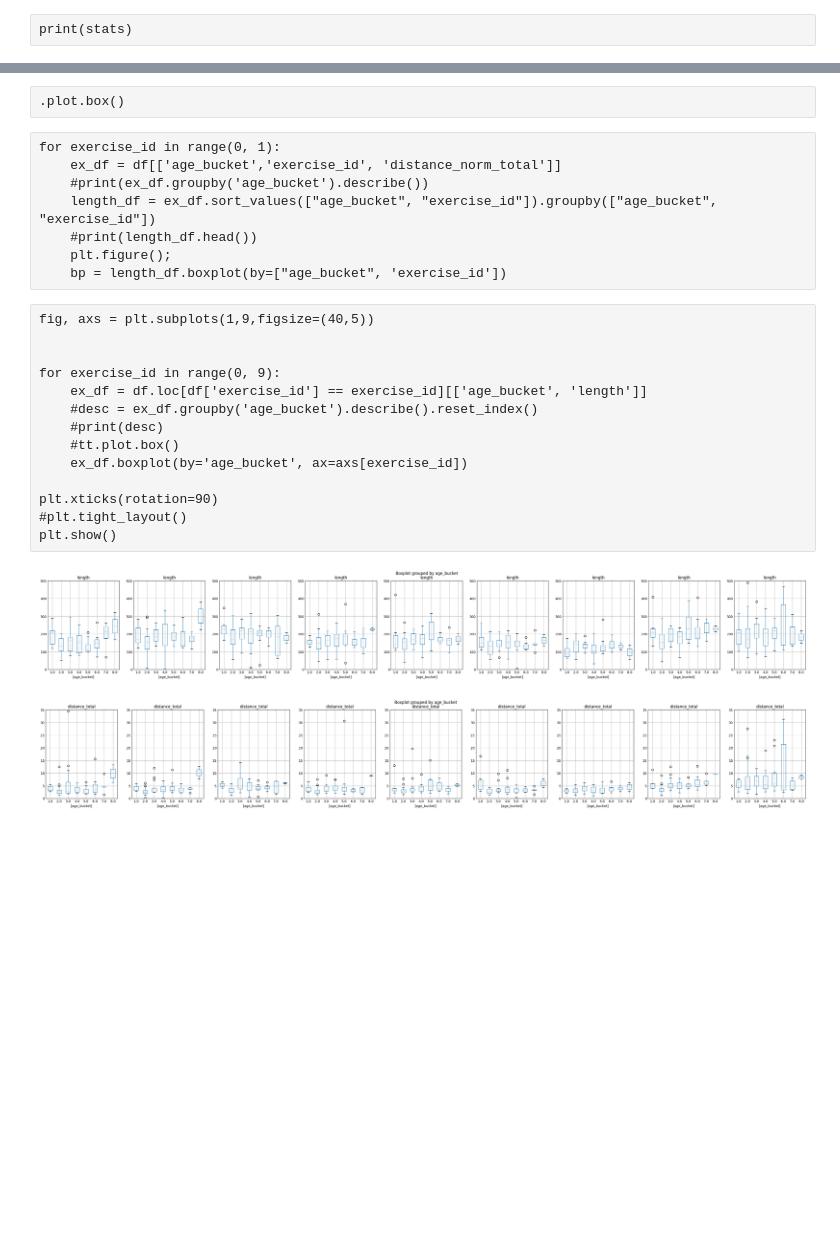
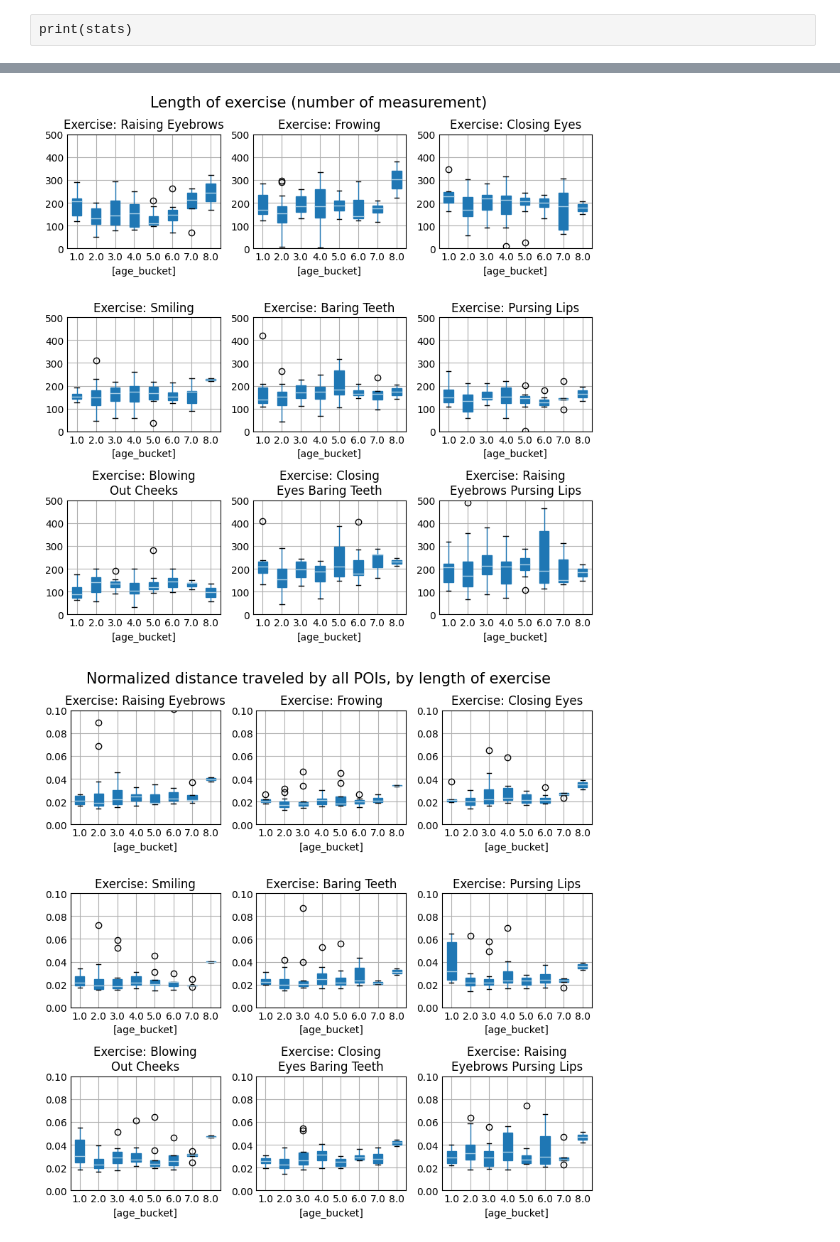
Before and after one commit to Arisiru/research-face-excercises-dynamics, a Jupyter notebook: src/Data_Set_ODA.ipynb, the cells around one changed output, grey strips where cells are left out. Drawn from its saved outputs; the diff is of its cells as text; code cells hidden in the pictures; blank space fills up the shorter version.

```diff
--- a/src/Data_Set_ODA.ipynb
+++ b/src/Data_Set_ODA.ipynb
@@ -234,10 +269,22 @@ def collect_stats(exercise):
     total_distance = 0
     for poi in POIS:
         total_distance += data[f'distance_{poi}']
-
+    data[f'distance_total'] = total_distance
     data[f'distance_total'] = total_distance
     data[f'distance_norm_total'] = total_distance / data['length']
 
+    left_distance = 0
+    for poi in CONFIG['SIDES']['left']:
+        left_distance += data[f'distance_{poi}']
+    data[f'distance_left'] = left_distance
+    data[f'distance_norm_left'] = left_distance / data['length']
+    right_distance = 0
+    for poi in CONFIG['SIDES']['right']:
+        right_distance += data[f'distance_{poi}']
+    data[f'distance_right'] = right_distance
+    data[f'distance_norm_right'] = right_distance / data['length']
+    data[f'distance_norm_assymetry'] = abs((left_distance / data['length']) - (right_distance / data['length']))
+
     return data
 # %%
 stats = []
@@ -264,24 +310,0 @@ df.head()
-# %% [raw]
-.plot.box()
-# %% [raw]
-for exercise_id in range(0, 1):
-    ex_df = df[['age_bucket','exercise_id', 'distance_norm_total']]
-    #print(ex_df.groupby('age_bucket').describe())
-    length_df = ex_df.sort_values(["age_bucket", "exercise_id"]).groupby(["age_bucket", "exercise_id"])
-    #print(length_df.head())
-    plt.figure();
-    bp = length_df.boxplot(by=["age_bucket", 'exercise_id'])
-# %% [raw]
-fig, axs = plt.subplots(1,9,figsize=(40,5))
-
-
-for exercise_id in range(0, 9):
-    ex_df = df.loc[df['exercise_id'] == exercise_id][['age_bucket', 'length']]
-    #desc = ex_df.groupby('age_bucket').describe().reset_index()
-    #print(desc)
-    #tt.plot.box()
-    ex_df.boxplot(by='age_bucket', ax=axs[exercise_id])
-
-plt.xticks(rotation=90)
-#plt.tight_layout()
-plt.show()
@@ -288,18 +323,30 @@ plt.show()
 # %%
-def visualise_stats(stat, max_y = 100):
-    fig, axs = plt.subplots(1,9,figsize=(40,5))
-
+def visualise_stats(stat, max_y = 100, title='', y_title=0.98):
+    fig, axs = plt.subplots(3,3,figsize=(8,8))
+    columns = ['age_bucket', stat]
     for exercise_id in range(0, 9):
-        ex_df = df.loc[df['exercise_id'] == exercise_id + 1][['age_bucket', stat]]
-        plot = ex_df.boxplot(by='age_bucket', ax=axs[exercise_id])
+        row = exercise_id // 3
+        col = exercise_id - (row * 3 )
+        ex_df = df.loc[df['exercise_id'] == exercise_id + 1][columns]
+        plot = ex_df.boxplot(by='age_bucket', ax=axs[row][col], patch_artist=True)
+        plot.set_title(f'Exercise: {exercise_titles[exercise_id + 1]}')
         plot.set_ylim([0, max_y])
     #plt.xticks(rotation=90)
-    #plt.tight_layout()
+    plt.tight_layout()
+    fig.suptitle(title, y = y_title, fontsize=15)
     plt.show()
+    fig.savefig(f'plot_{stat}.svg', format='svg', dpi=1200)
 # %%
-visualise_stats('length', max_y = 500)
-visualise_stats('distance_total', max_y = 35)
-visualise_stats('distance_norm_total', max_y = 0.1)
+visualise_stats('length',
+                title='Length of exercise (number of measurement)',
+                max_y = 500)
+visualise_stats('distance_norm_total',
+                title='Normalized distance traveled by all POIs, by length of exercise',
+                max_y = 0.1)
+visualise_stats('distance_norm_assymetry',
+                title='Absolute difference between normalized distance\ntraveled by POIs on Left and Right side of a face',
+                y_title = 1,
+                max_y = 0.004)
 # %% [output]
-[figure, old version]
+[figure, new version]
-[figure, old version]
+[figure, new version]
```
Also changed, not shown: parts of 17 cells of this notebook, 8 other files.
